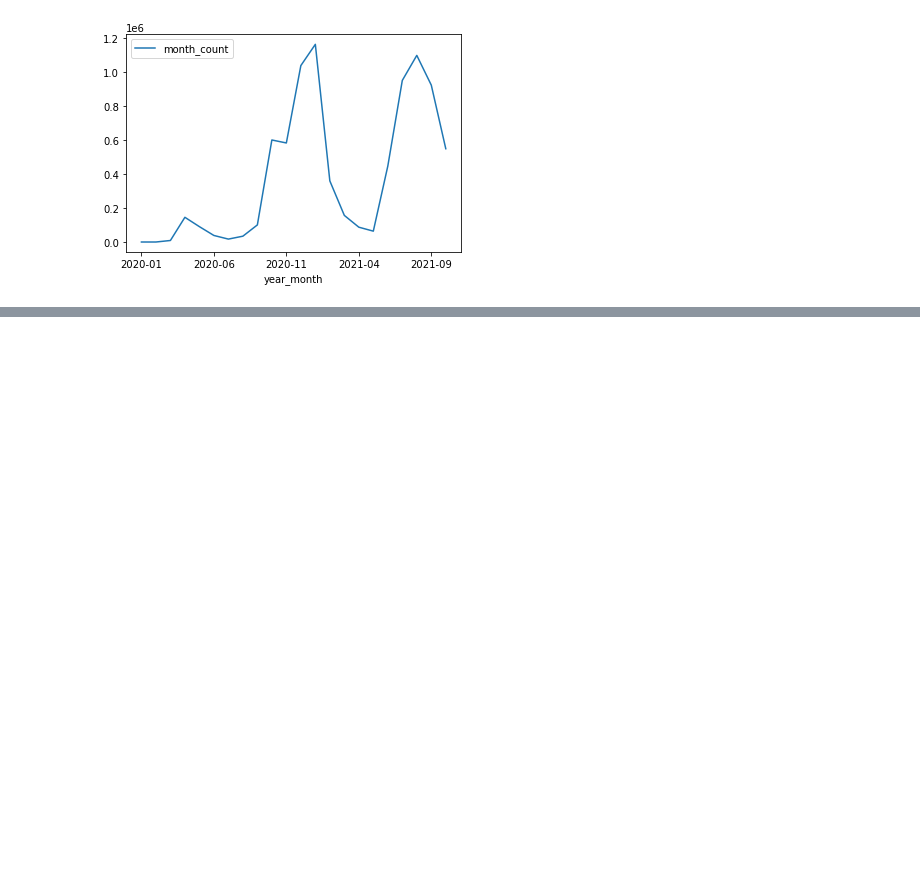
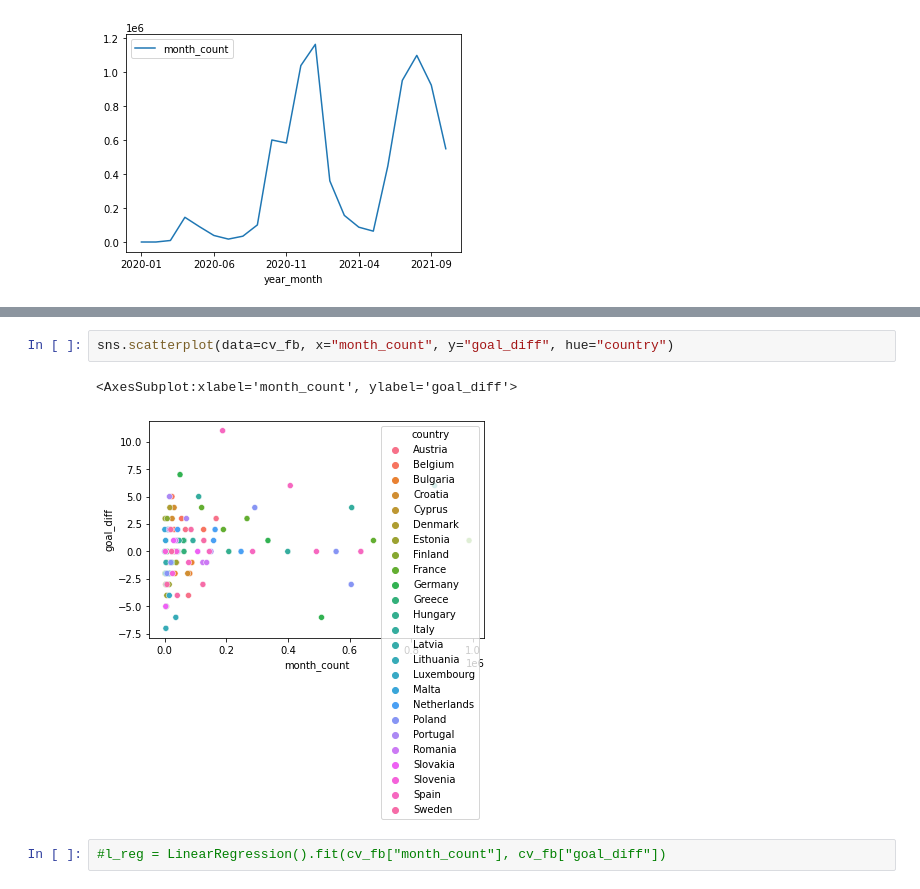
Before and after one commit to silva-nick/cs216-final, a Jupyter notebook: covid/covid-analysis.ipynb, the cells around one changed output, grey strips where cells are left out. Cells and saved outputs as stored; diff of their text form; blank space fills up the shorter version.

```diff
--- a/covid/covid-analysis.ipynb
+++ b/covid/covid-analysis.ipynb
@@ -71,0 +75,7 @@ cv_fb.head()
+# %%
+sns.scatterplot(data=cv_fb, x="month_count", y="goal_diff", hue="country")
+# %% [output]
+<AxesSubplot:xlabel='month_count', ylabel='goal_diff'>
+[figure, added]
+# %%
+#l_reg = LinearRegression().fit(cv_fb["month_count"], cv_fb["goal_diff"])
```
Also changed, not shown: parts of 3 cells of this notebook, 3 other files.
